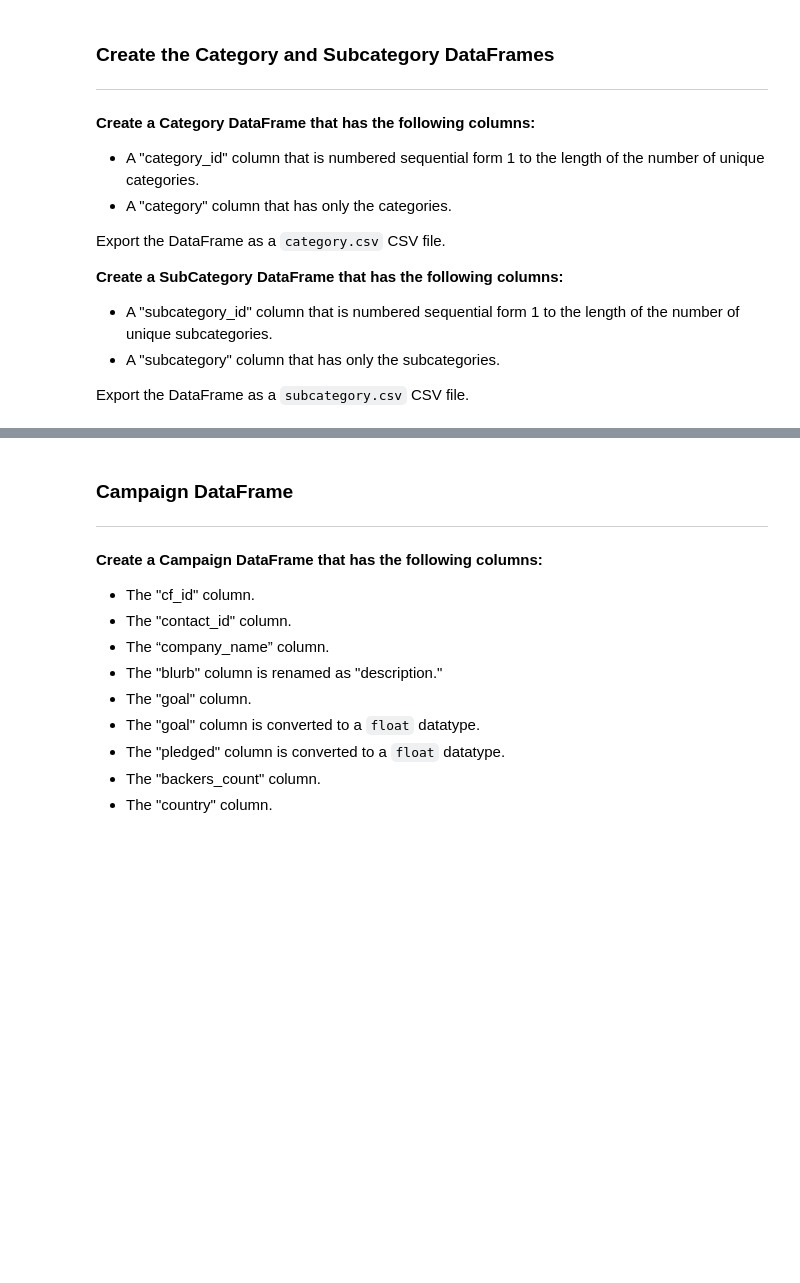
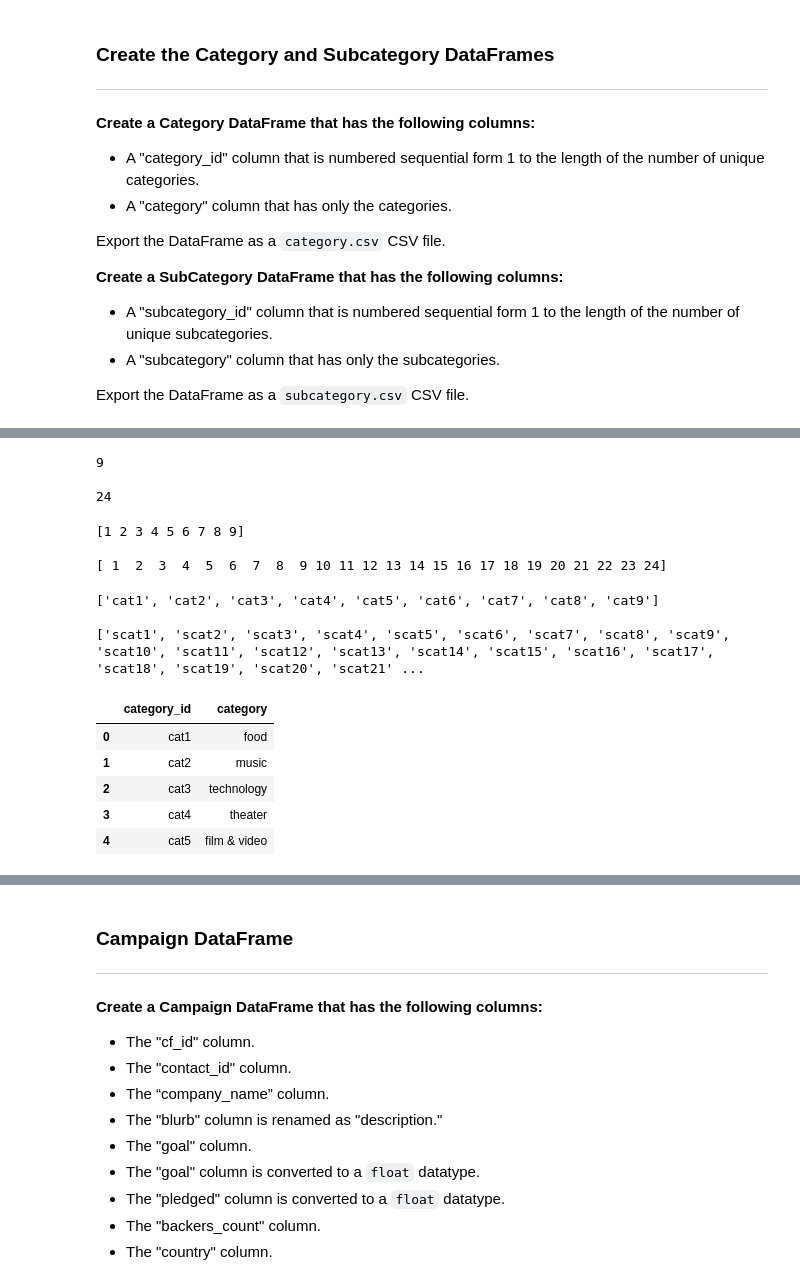
Before and after one commit to ericabgraboyes/Crowdfunding_ETL, a Jupyter notebook: ETL_Mini_Project_EGraboyes.ipynb, the cells around one changed output, grey strips where cells are left out. Saved outputs shown, nothing was run; the diff lists cells and outputs as text; code cells hidden in the pictures; blank space fills up the shorter version.

```diff
--- a/ETL_Mini_Project_EGraboyes.ipynb
+++ b/ETL_Mini_Project_EGraboyes.ipynb
@@ -42,6 +82,8 @@ Export the DataFrame as a `subcategory.csv` CSV file.
 # %%
 # Get the unique categories and subcategories in separate lists.
-
+categories = crowdfunding_info_df["category"].unique()
+subcategories = crowdfunding_info_df["subcategory"].unique()
 
 print(categories)
+print()
 print(subcategories)
@@ -48,29 +99,58 @@ print(subcategories)
 # %%
 # Get the number of distinct values in the categories and subcategories lists.
 
-
 print(len(categories))
+print()
 print(len(subcategories))
+# %% [output]
+9
+
+24
 # %%
 # Create numpy arrays from 1-9 for the categories and 1-24 for the subcategories.
 category_ids = np.arange(1, 10)
 subcategory_ids = np.arange(1, 25)
 
 print(category_ids)
+print()
 print(subcategory_ids)
+# %% [output]
+[1 2 3 4 5 6 7 8 9]
+
+[ 1  2  3  4  5  6  7  8  9 10 11 12 13 14 15 16 17 18 19 20 21 22 23 24]
 # %%
 # Use a list comprehension to add "cat" to each category_id.
+cat_ids = ["cat" + str(c) for c in category_ids]
 
 # Use a list comprehension to add "subcat" to each subcategory_id.
+scat_ids = ["scat" + str(s) for s in subcategory_ids]
 
 print(cat_ids)
+print()
 print(scat_ids)
+# %% [output]
+['cat1', 'cat2', 'cat3', 'cat4', 'cat5', 'cat6', 'cat7', 'cat8', 'cat9']
+
+['scat1', 'scat2', 'scat3', 'scat4', 'scat5', 'scat6', 'scat7', 'scat8', 'scat9', 'scat10', 'scat11', 'scat12', 'scat13', 'scat14', 'scat15', 'scat16', 'scat17', 'scat18', 'scat19', 'scat20', 'scat21' ...
 # %%
 # Create a category DataFrame with the category_id array as the category_id and categories list as the category name.
+category_df = pd.DataFrame({
+    "category_id": cat_ids,
+    "category": categories})
 
 # Create a category DataFrame with the subcategory_id array as the subcategory_id and subcategories list as the subcategory name.
+subcategory_df = pd.DataFrame({
+    "subcategory_id": scat_ids,
+    "subcategory": subcategories})
 # %%
 # preview category DataFrame
-category_df
+category_df.head()
+# %% [output]
+|  | category_id | category |
+| 0 | cat1 | food |
+| 1 | cat2 | music |
+| 2 | cat3 | technology |
+| 3 | cat4 | theater |
+| 4 | cat5 | film & video |
 # %%
 # preview_subcategory DataFrame
```
Also changed, not shown: parts of 6 cells of this notebook.
